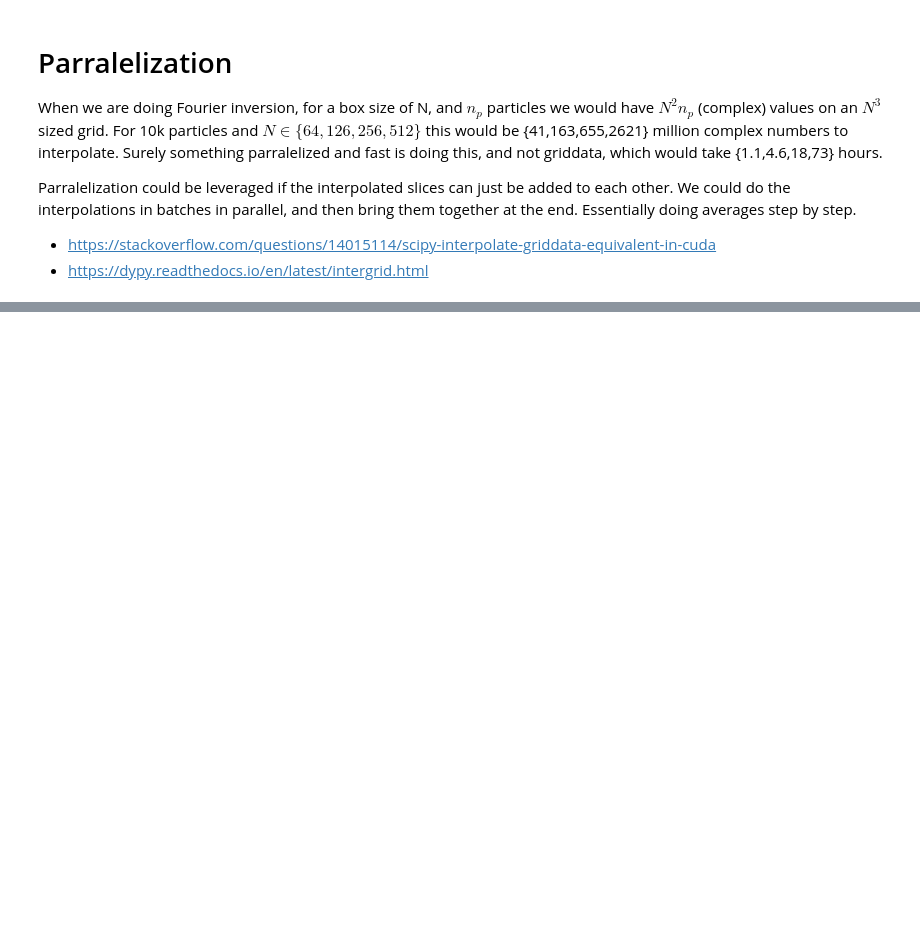
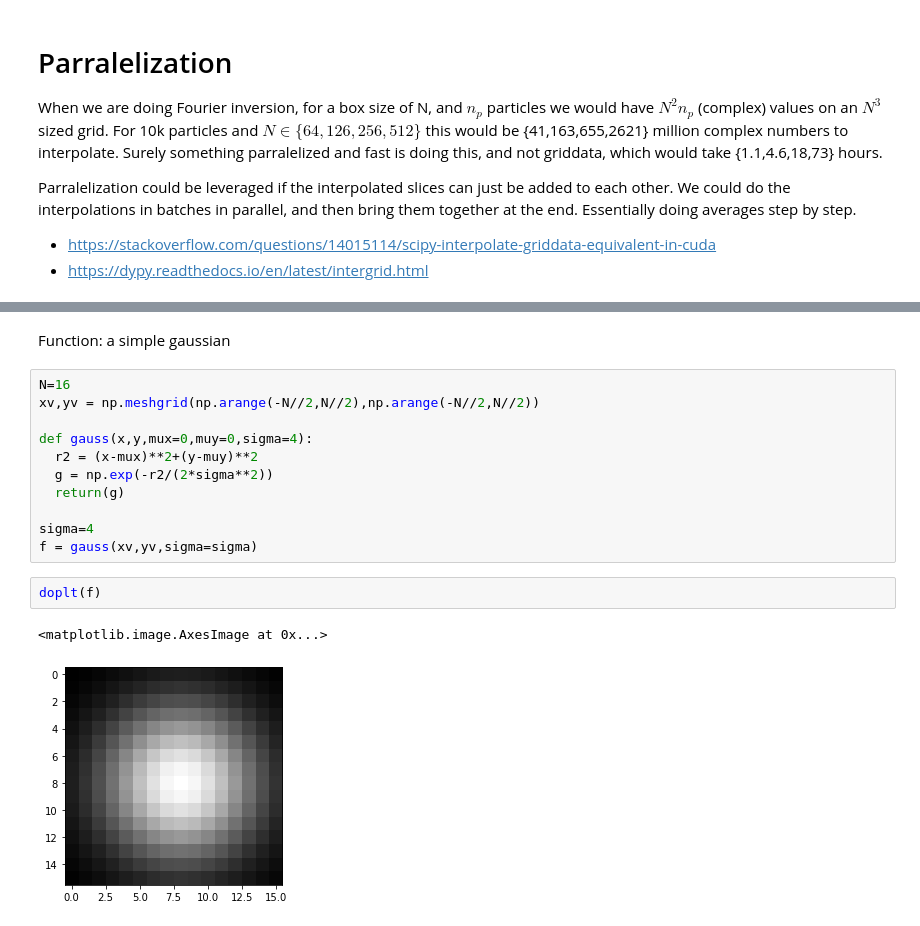
Before and after one commit to geoffwoollard/learn_cryoem_math, a Jupyter notebook: nb/interpolate.ipynb, the cells around one changed output, grey strips where cells are left out. Cells and saved outputs as stored; diff of their text form; blank space fills up the shorter version.

```diff
--- a/nb/interpolate.ipynb
+++ b/nb/interpolate.ipynb
@@ -197,0 +211,18 @@ Parralelization could be leveraged if the interpolated slices can just be added
+# %% [markdown]
+Function: a simple gaussian
+# %%
+N=16
+xv,yv = np.meshgrid(np.arange(-N//2,N//2),np.arange(-N//2,N//2))
+
+def gauss(x,y,mux=0,muy=0,sigma=4):
+  r2 = (x-mux)**2+(y-muy)**2
+  g = np.exp(-r2/(2*sigma**2))
+  return(g)
+
+sigma=4
+f = gauss(xv,yv,sigma=sigma)
+# %%
+doplt(f)
+# %% [output]
+<matplotlib.image.AxesImage at 0x...>
+[figure, added]
```
Also changed, not shown: parts of 32 cells of this notebook.
